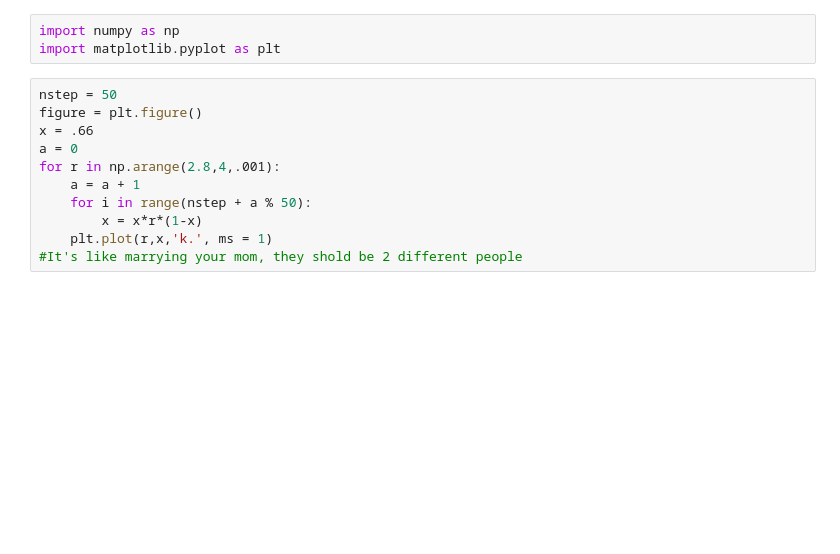
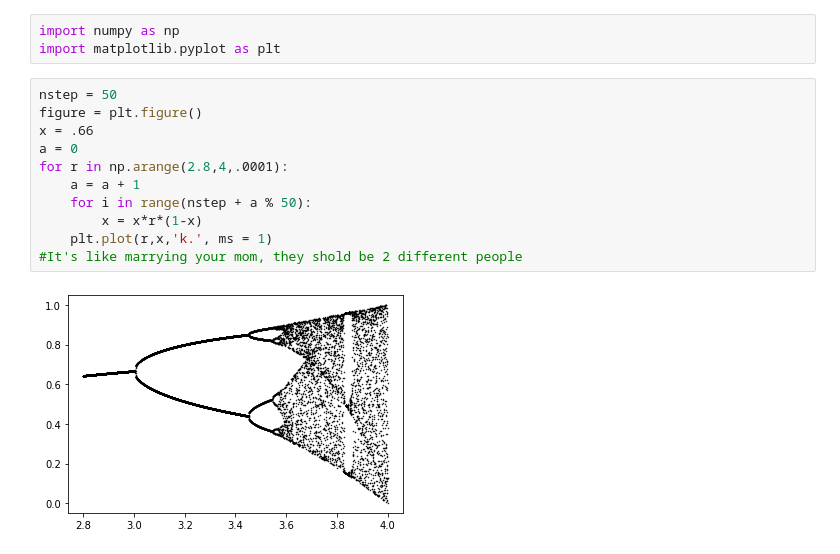
Before and after one commit to Pastasauce5/CompBio, a Jupyter notebook: Class_4.ipynb, the cells around one changed output. Drawn from its saved outputs; the diff is of its cells as text; blank space fills up the shorter version.

```diff
--- a/Class_4.ipynb
+++ b/Class_4.ipynb
@@ -4,14 +4,16 @@ import matplotlib.pyplot as plt
 # %%
 nstep = 50
 figure = plt.figure()
 x = .66
 a = 0
-for r in np.arange(2.8,4,.001):
+for r in np.arange(2.8,4,.0001):
     a = a + 1
     for i in range(nstep + a % 50):
         x = x*r*(1-x)
     plt.plot(r,x,'k.', ms = 1)
 #It's like marrying your mom, they shold be 2 different people
+# %% [output]
+[figure, added]
 # %%
 nsteps = 100
 x = np.zeros(nsteps)
```
Also changed, not shown: parts of 2 cells of this notebook, 3 other files.
